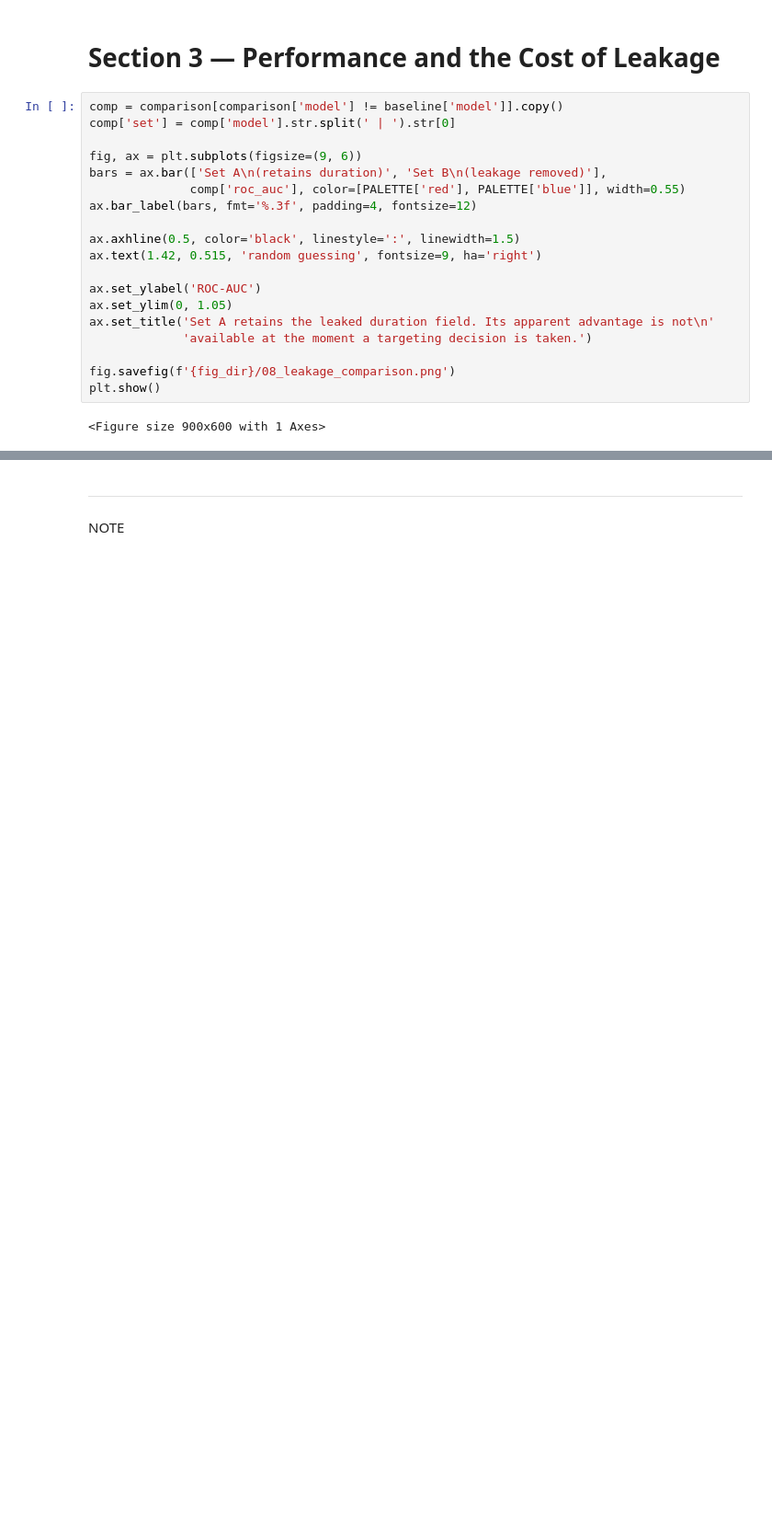
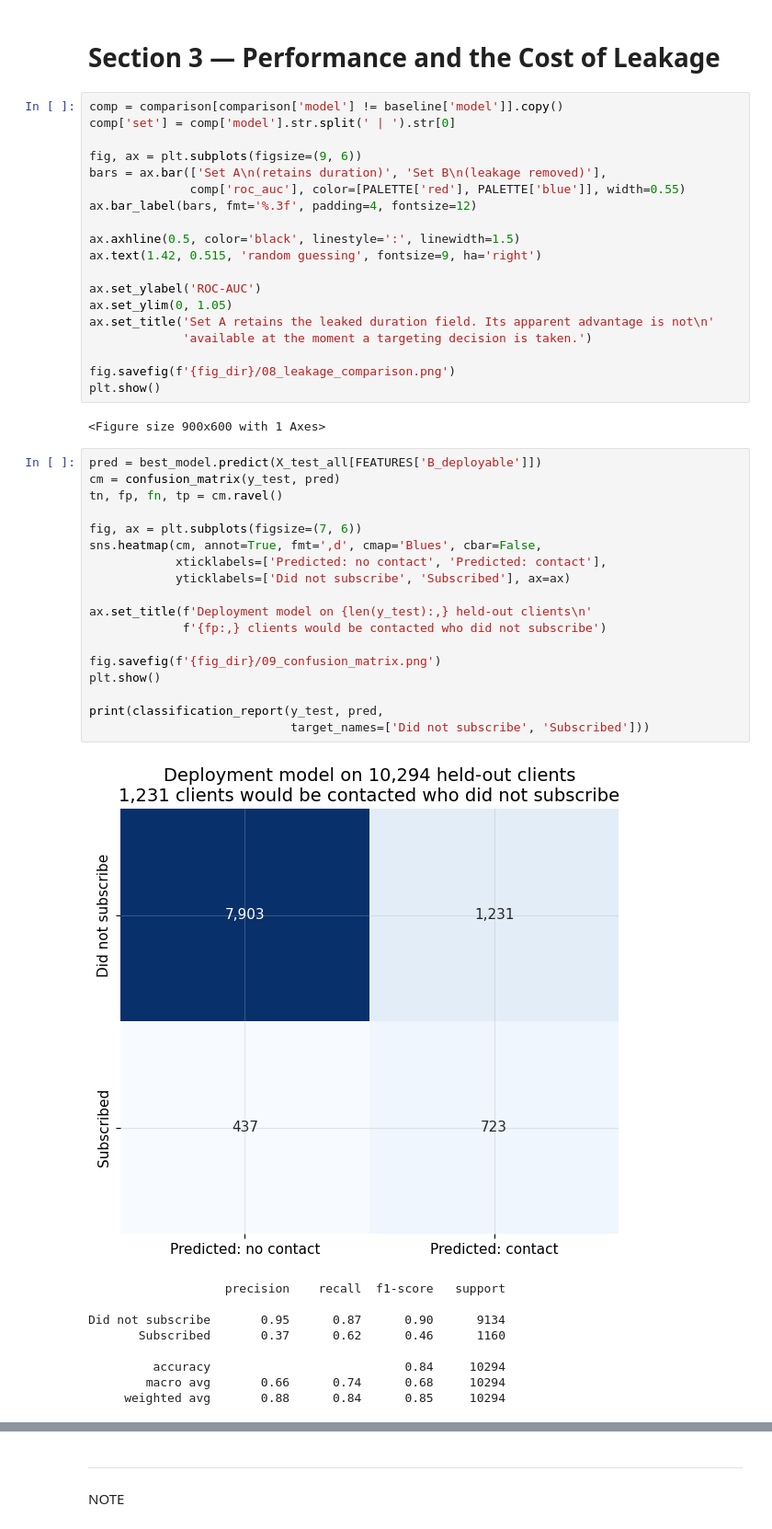
Before and after one commit to Haroon-Code-2026/fair-marketing-analytics, a Jupyter notebook: jupyter_notebooks/04-Machine_Learning.ipynb, the cells around one changed output, grey strips where cells are left out. Shown at 92% size. Drawn from its saved outputs; the diff is of its cells as text; blank space fills up the shorter version.

```diff
--- a/jupyter_notebooks/04-Machine_Learning.ipynb
+++ b/jupyter_notebooks/04-Machine_Learning.ipynb
@@ -339,3 +339,31 @@ fig.savefig(f'{fig_dir}/08_leakage_comparison.png')
 plt.show()
 # %% [output]
 <Figure size 900x600 with 1 Axes>
+# %%
+pred = best_model.predict(X_test_all[FEATURES['B_deployable']])
+cm = confusion_matrix(y_test, pred)
+tn, fp, fn, tp = cm.ravel()
+
+fig, ax = plt.subplots(figsize=(7, 6))
+sns.heatmap(cm, annot=True, fmt=',d', cmap='Blues', cbar=False,
+            xticklabels=['Predicted: no contact', 'Predicted: contact'],
+            yticklabels=['Did not subscribe', 'Subscribed'], ax=ax)
+
+ax.set_title(f'Deployment model on {len(y_test):,} held-out clients\n'
+             f'{fp:,} clients would be contacted who did not subscribe')
+
+fig.savefig(f'{fig_dir}/09_confusion_matrix.png')
+plt.show()
+
+print(classification_report(y_test, pred,
+                            target_names=['Did not subscribe', 'Subscribed']))
+# %% [output]
+[figure, added]
+                   precision    recall  f1-score   support
+
+Did not subscribe       0.95      0.87      0.90      9134
+       Subscribed       0.37      0.62      0.46      1160
+
+         accuracy                           0.84     10294
+        macro avg       0.66      0.74      0.68     10294
+     weighted avg       0.88      0.84      0.85     10294
```
Also changed, not shown: parts of 8 cells of this notebook, 7 other files.
